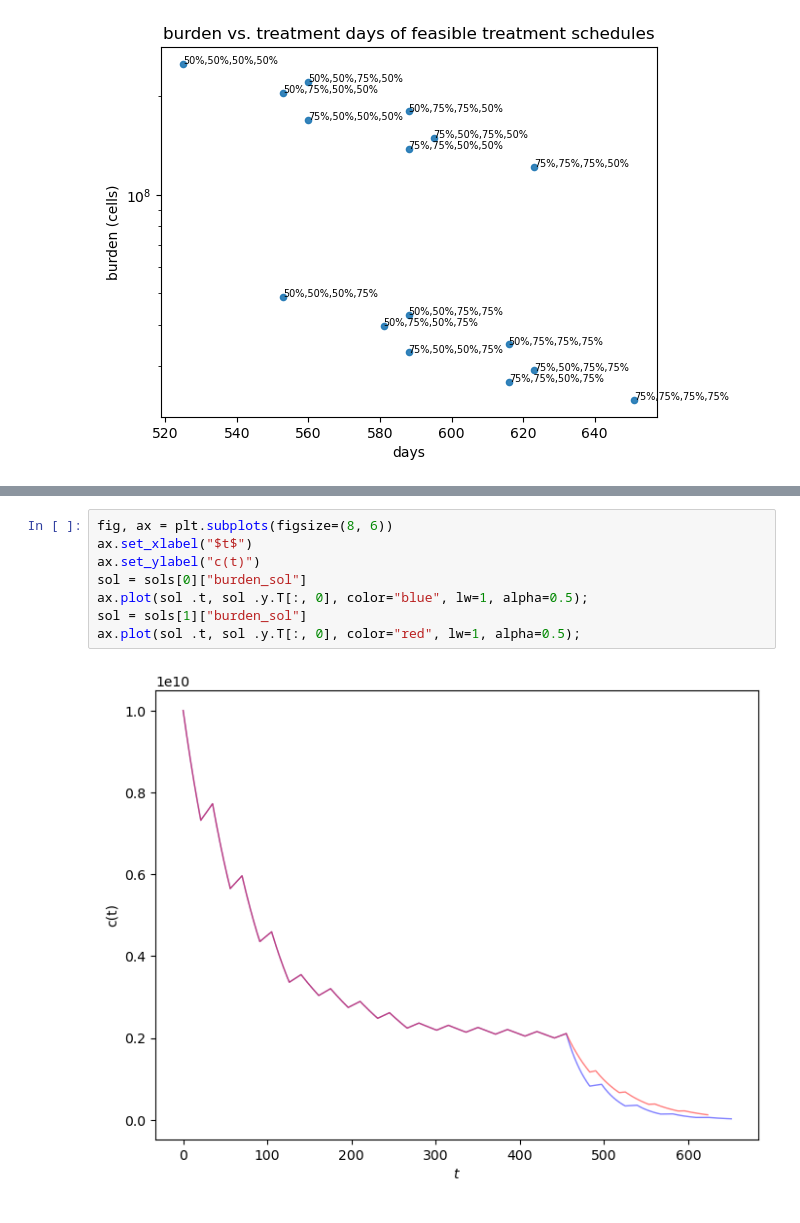
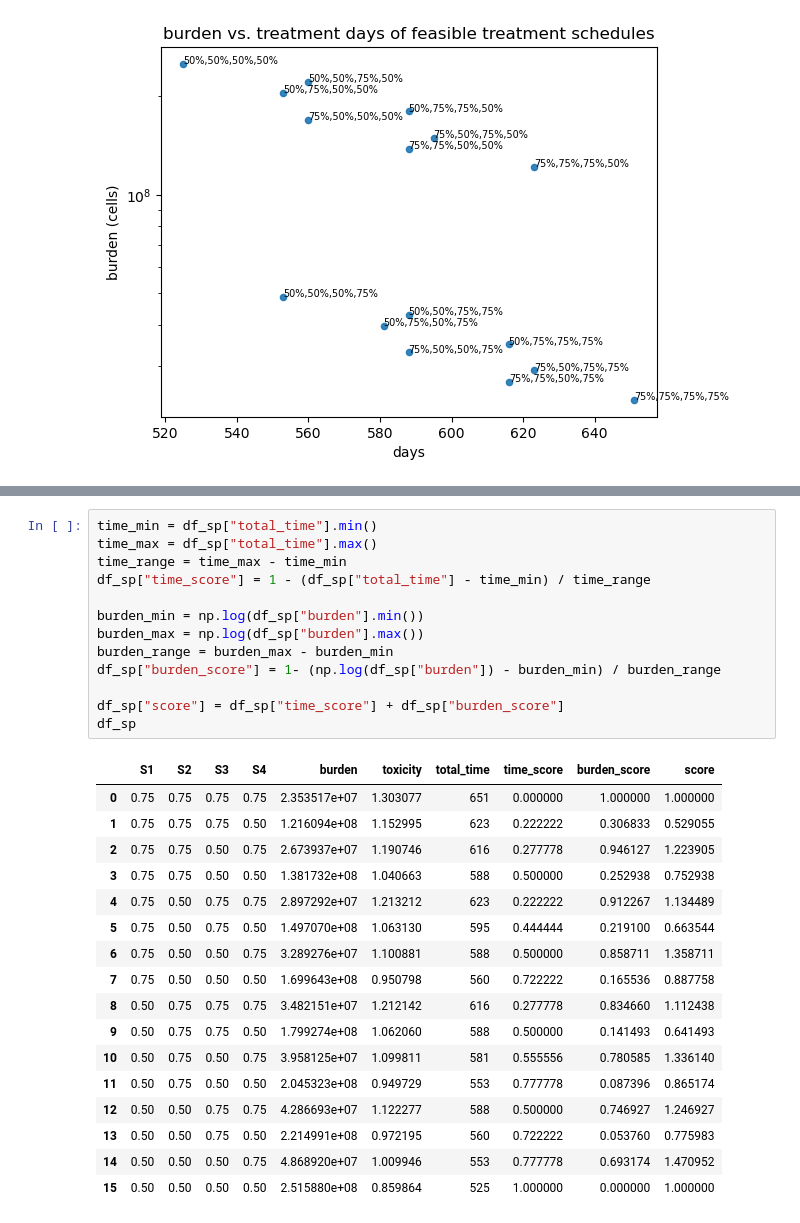
Before and after one commit to tony1747/patient-informed-decision-tool, a Jupyter notebook: main.ipynb, the cells around one changed output, grey strips where cells are left out. Cells and saved outputs as stored; diff of their text form.

```diff
--- a/main.ipynb
+++ b/main.ipynb
@@ -105,10 +79,31 @@ df_sp
-# %%
-fig, ax = plt.subplots(figsize=(8, 6))
-ax.set_xlabel("$t$")
-ax.set_ylabel("c(t)")
-sol = sols[0]["burden_sol"]
-ax.plot(sol .t, sol .y.T[:, 0], color="blue", lw=1, alpha=0.5);
-sol = sols[1]["burden_sol"]
-ax.plot(sol .t, sol .y.T[:, 0], color="red", lw=1, alpha=0.5);
-# %% [output]
-[figure, removed]
+# %%
+time_min = df_sp["total_time"].min()
+time_max = df_sp["total_time"].max()
+time_range = time_max - time_min
+df_sp["time_score"] = 1 - (df_sp["total_time"] - time_min) / time_range
+
+burden_min = np.log(df_sp["burden"].min())
+burden_max = np.log(df_sp["burden"].max())
+burden_range = burden_max - burden_min
+df_sp["burden_score"] = 1- (np.log(df_sp["burden"]) - burden_min) / burden_range
+
+df_sp["score"] = df_sp["time_score"] + df_sp["burden_score"]
+df_sp
+# %% [output]
+|  | S1 | S2 | S3 | S4 | burden | toxicity | total_time | time_score | burden_score | score |
+| 0 | 0.75 | 0.75 | 0.75 | 0.75 | 2.353517e+07 | 1.303077 | 651 | 0.000000 | 1.000000 | 1.000000 |
+| 1 | 0.75 | 0.75 | 0.75 | 0.50 | 1.216094e+08 | 1.152995 | 623 | 0.222222 | 0.306833 | 0.529055 |
+| 2 | 0.75 | 0.75 | 0.50 | 0.75 | 2.673937e+07 | 1.190746 | 616 | 0.277778 | 0.946127 | 1.223905 |
+| 3 | 0.75 | 0.75 | 0.50 | 0.50 | 1.381732e+08 | 1.040663 | 588 | 0.500000 | 0.252938 | 0.752938 |
+| 4 | 0.75 | 0.50 | 0.75 | 0.75 | 2.897292e+07 | 1.213212 | 623 | 0.222222 | 0.912267 | 1.134489 |
+| 5 | 0.75 | 0.50 | 0.75 | 0.50 | 1.497070e+08 | 1.063130 | 595 | 0.444444 | 0.219100 | 0.663544 |
+| 6 | 0.75 | 0.50 | 0.50 | 0.75 | 3.289276e+07 | 1.100881 | 588 | 0.500000 | 0.858711 | 1.358711 |
+| 7 | 0.75 | 0.50 | 0.50 | 0.50 | 1.699643e+08 | 0.950798 | 560 | 0.722222 | 0.165536 | 0.887758 |
+| 8 | 0.50 | 0.75 | 0.75 | 0.75 | 3.482151e+07 | 1.212142 | 616 | 0.277778 | 0.834660 | 1.112438 |
+| 9 | 0.50 | 0.75 | 0.75 | 0.50 | 1.799274e+08 | 1.062060 | 588 | 0.500000 | 0.141493 | 0.641493 |
+| 10 | 0.50 | 0.75 | 0.50 | 0.75 | 3.958125e+07 | 1.099811 | 581 | 0.555556 | 0.780585 | 1.336140 |
+| 11 | 0.50 | 0.75 | 0.50 | 0.50 | 2.045323e+08 | 0.949729 | 553 | 0.777778 | 0.087396 | 0.865174 |
+| 12 | 0.50 | 0.50 | 0.75 | 0.75 | 4.286693e+07 | 1.122277 | 588 | 0.500000 | 0.746927 | 1.246927 |
+| 13 | 0.50 | 0.50 | 0.75 | 0.50 | 2.214991e+08 | 0.972195 | 560 | 0.722222 | 0.053760 | 0.775983 |
+| 14 | 0.50 | 0.50 | 0.50 | 0.75 | 4.868920e+07 | 1.009946 | 553 | 0.777778 | 0.693174 | 1.470952 |
+| 15 | 0.50 | 0.50 | 0.50 | 0.50 | 2.515880e+08 | 0.859864 | 525 | 1.000000 | 0.000000 | 1.000000 |
```
Also changed, not shown: parts of 5 cells of this notebook, 2 other files.
